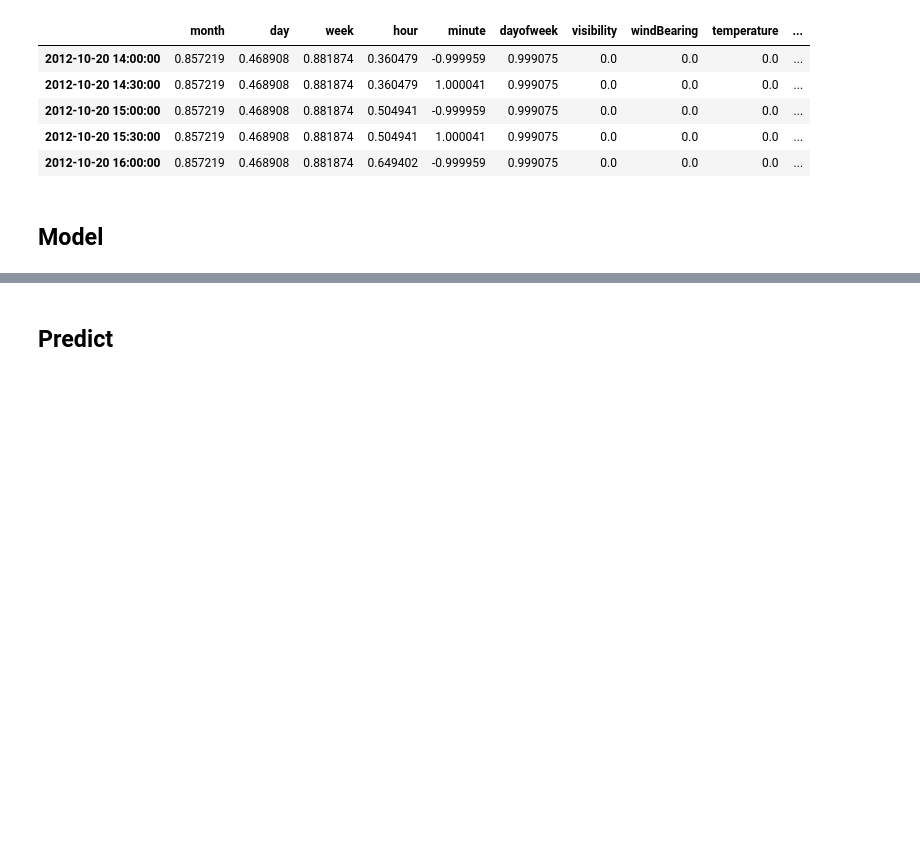
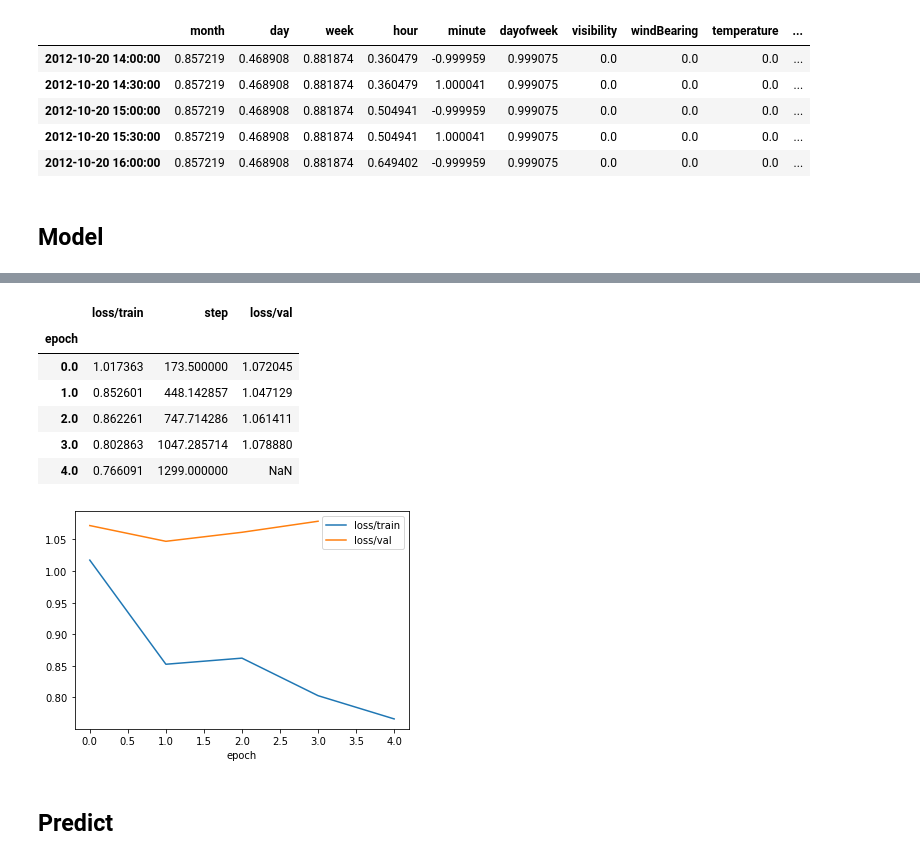
Before and after one commit to wassname/seq2seq-time, a Jupyter notebook: notebooks/RNN_Timeseries_Seq2Seq.ipynb, the cells around one changed output, grey strips where cells are left out. Drawn from its saved outputs; the diff is of its cells as text; code cells hidden in the pictures; blank space fills up the shorter version.

```diff
--- a/notebooks/RNN_Timeseries_Seq2Seq.ipynb
+++ b/notebooks/RNN_Timeseries_Seq2Seq.ipynb
@@ -128,9 +128,10 @@ Our dataset is the london smartmeter data. But at half hour intervals
 dfs = get_smartmeter_df()
 
 # Just get the first one for now
-df = next(iter(dfs))
+dfs = list(dfs)
 
 # df = df.resample(freq).first().dropna() # Where empty we will backfill, this will respect causality, and mostly maintain the mean
 
-df = df.tail(int(max_rows)).copy() # Just use last X rows
-df
+# df = df.tail(int(max_rows)).copy() # Just use last X rows
+# df = pd.concat(dfs, 0)
+df = dfs[0]
@@ -294,7 +293,7 @@ x_future.tail()
 ## Model
 # %%
 
-class Seq2SeqNet(nn.Module):
+class Seq2SeqLSTMDecoder(nn.Module):
     def __init__(self, input_size, input_size_decoder, output_size, hidden_size=32, lstm_layers=2, lstm_dropout=0, _min_std = 0.05):
         super().__init__()
         self._min_std = _min_std
@@ -320,12 +319,8 @@ class Seq2SeqNet(nn.Module):
         x = torch.cat([context_x, context_y], -1)
         _, (h_out, cell) = self.encoder(x)
 
-        ## Shape
-        # hidden = [batch size, n layers * n directions, hid dim]
-        # cell = [batch size, n layers * n directions, hid dim]
         # output = [batch size, seq len, hid dim * n directions]
         outputs, (_, _) = self.decoder(target_x, (h_out, cell))
-
 
         # outputs: [B, T, num_direction * H]
         mean = self.mean(outputs)
@@ -339,9 +369,20 @@ class Seq2SeqNet(nn.Module):
 input_size = x_past.shape[-1]
 output_size = y_future.shape[-1]
 
-model = Seq2SeqNet(input_size, input_size, output_size,
-                   hidden_size=32,
-                   lstm_layers=2,
-                   lstm_dropout=0).to(device)
-model
+model = PL_Seq2Seq(input_size=input_size,
+                   input_size_decoder=input_size,
+                   output_size=output_size,
+                   hidden_size=16,
+                   lstm_layers=1,
+                   lstm_dropout=0.5).to(device)
+
+logger = CSVLogger("logs", name="seq2seq")
+trainer = pl.Trainer(gpus=1,
+                     logger=logger)
+dl_train = DataLoader(ds_train,
+                      batch_size=batch_size,
+                      shuffle=True,
+                      num_workers=4)
+dl_test = DataLoader(ds_test, batch_size=batch_size, num_workers=4)
+trainer.fit(model, dl_train, dl_test)
 # %% [output]
@@ -490,3 +397,18 @@ Epoch 3/8: Test Loss = 1.40
+# %%
+df_hist = pd.read_csv(trainer.logger.experiment.metrics_file_path)
+df_hist['epoch'] = df_hist['epoch'].ffill()
+df_histe = df_hist.set_index('epoch').groupby('epoch').mean()
+df_histe[['loss/train', 'loss/val']].plot()
+df_histe
+# %% [output]
+|  | loss/train | step | loss/val |
+| epoch |  |  |  |
+| 0.0 | 1.017363 | 173.500000 | 1.072045 |
+| 1.0 | 0.852601 | 448.142857 | 1.047129 |
+| 2.0 | 0.862261 | 747.714286 | 1.061411 |
+| 3.0 | 0.802863 | 1047.285714 | 1.078880 |
+| 4.0 | 0.766091 | 1299.000000 | NaN |
+[figure, added]
 # %% [markdown]
 ## Predict
 # %%
```
Also changed, not shown: parts of 18 cells of this notebook, 3 other files.
